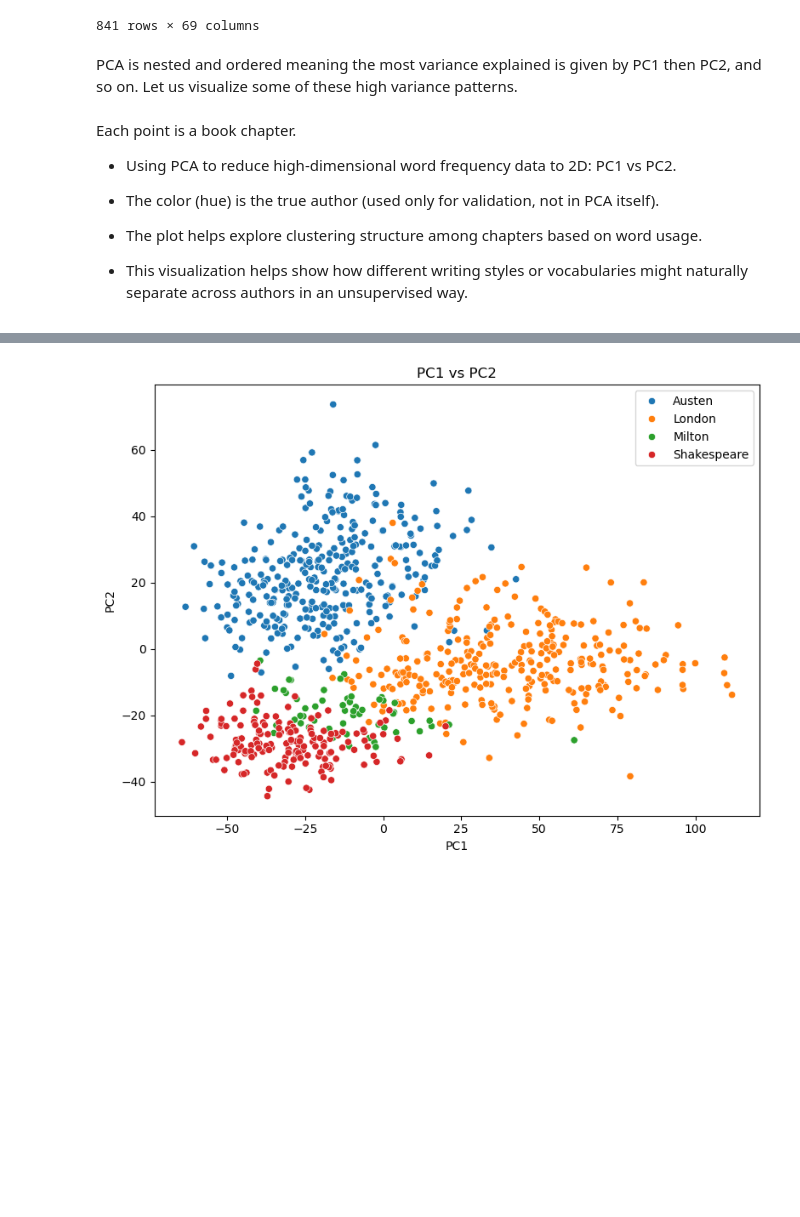
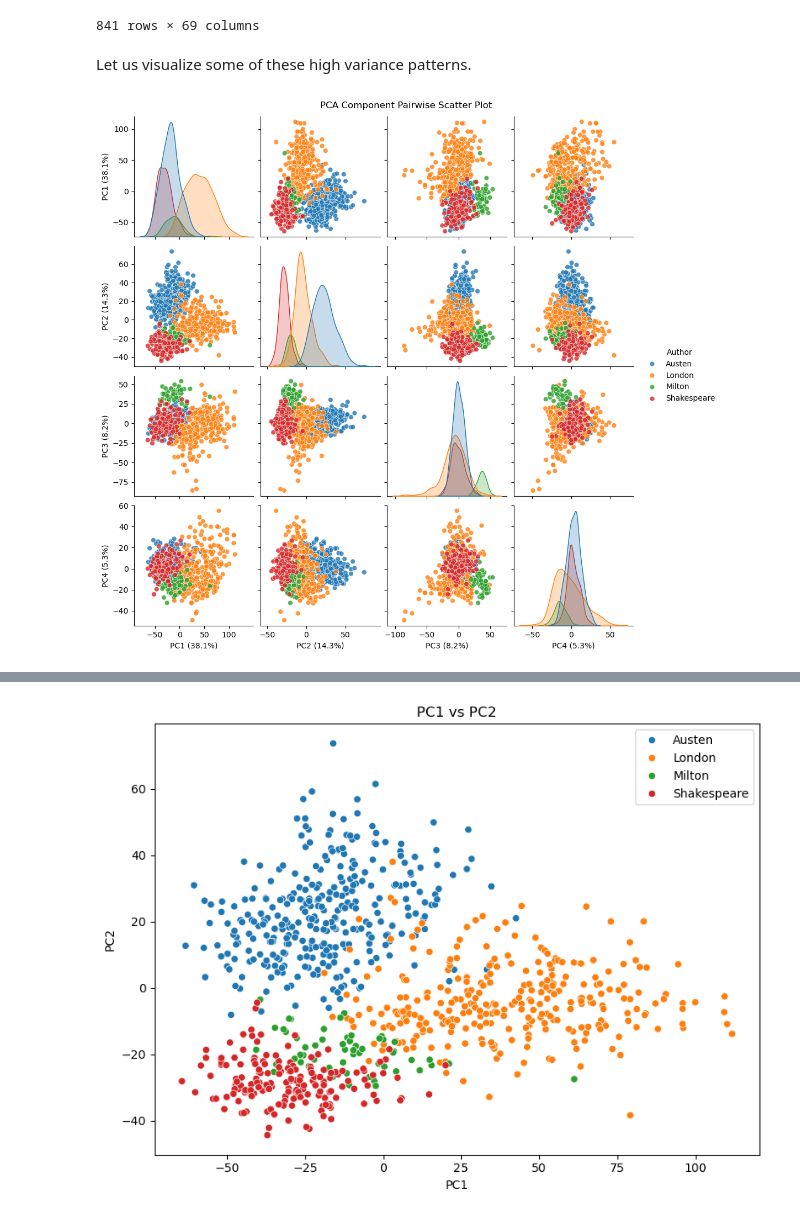
Before and after one commit to dimitris-markopoulos/Machine-Learning, a Jupyter notebook: Unsupervised Learning/Author Clustering/0_TextPatternRecognition.ipynb, the cells around one changed output, grey strips where cells are left out. Cells and saved outputs as stored; diff of their text form; code cells hidden in the pictures; blank space fills up the shorter version.

```diff
--- a/Unsupervised Learning/Author Clustering/0_TextPatternRecognition.ipynb
+++ b/Unsupervised Learning/Author Clustering/0_TextPatternRecognition.ipynb
@@ -76,7 +92,11 @@ X_scaled = scaler.fit_transform(X)
 # %%
-# Perform PCA
+# Center the features
+scaler = StandardScaler(with_std=False) #not scaling only centering
+X_centered = scaler.fit_transform(X)
+
+# Perform PCA on scaled data
 pca = PCA()
-pca_result = pca.fit_transform(X_scaled)
+pca_result = pca.fit_transform(X_centered)
 
 pca_df = pd.DataFrame(pca_result)
 cols = [f'PC{j+1}' for j in range(pca_df.shape[1])]
@@ -96,21 +116,21 @@ pca_df
 | 839 | -39.844905 | -29.936659 | 0.614003 | -2.261258 | 5.007836 | 14.369278 | -3.165040 | 3.620264 | 1.479972 | 2.361646 | ... | ... |
 | 840 | -34.807687 | -38.141056 | 6.289341 | -2.114649 | 1.435612 | 13.845645 | 3.620534 | 3.312984 | -2.660270 | 0.521845 | ... | ... |
 841 rows × 69 columns
-# %% [markdown]
-PCA is nested and ordered meaning the most variance explained is given by PC1 then PC2, and so on.  Let us visualize some of these high variance patterns.
+# %% [markdown]
+Let us visualize some of these high variance patterns.
 # %%
 df2, pca_df_with_author = df.copy(), pca_df.copy()
 authors = list(df2['Author'].unique())
 authors_encoded = {authors[i]:i for i in range(len(authors))}
 df2['Author_encoded'] = df2['Author'].apply(lambda x: authors_encoded[x])
 pca_df_with_author['Author'] = df2['Author']
-# %% [markdown]
-Each point is a book chapter.
-
-- Using PCA to reduce high-dimensional word frequency data to 2D: PC1 vs PC2.
-
-- The color (hue) is the true author (used only for validation, not in PCA itself).
-
-- The plot helps explore clustering structure among chapters based on word usage.
-
-- This visualization helps show how different writing styles or vocabularies might naturally separate across authors in an unsupervised way.
+# %%
+n = 4
+pca_subset = pca_df_with_author[[f'PC{i+1}' for i in range(n)] + ['Author']] # Extract top-n PCs with author labels
+explained = pca.explained_variance_ratio_[:n] * 100
+pca_subset.columns = [f'PC{i+1} ({explained[i]:.1f}%)' for i in range(n)] + ['Author']
+
+sns.pairplot(pca_subset, hue='Author', palette='tab10', corner=False, plot_kws={'alpha':0.8, 's':40})
+plt.suptitle('PCA Component Pairwise Scatter Plot', y=1.01);
+# %% [output]
+[figure, added]
```
Also changed, not shown: parts of 27 cells of this notebook.
